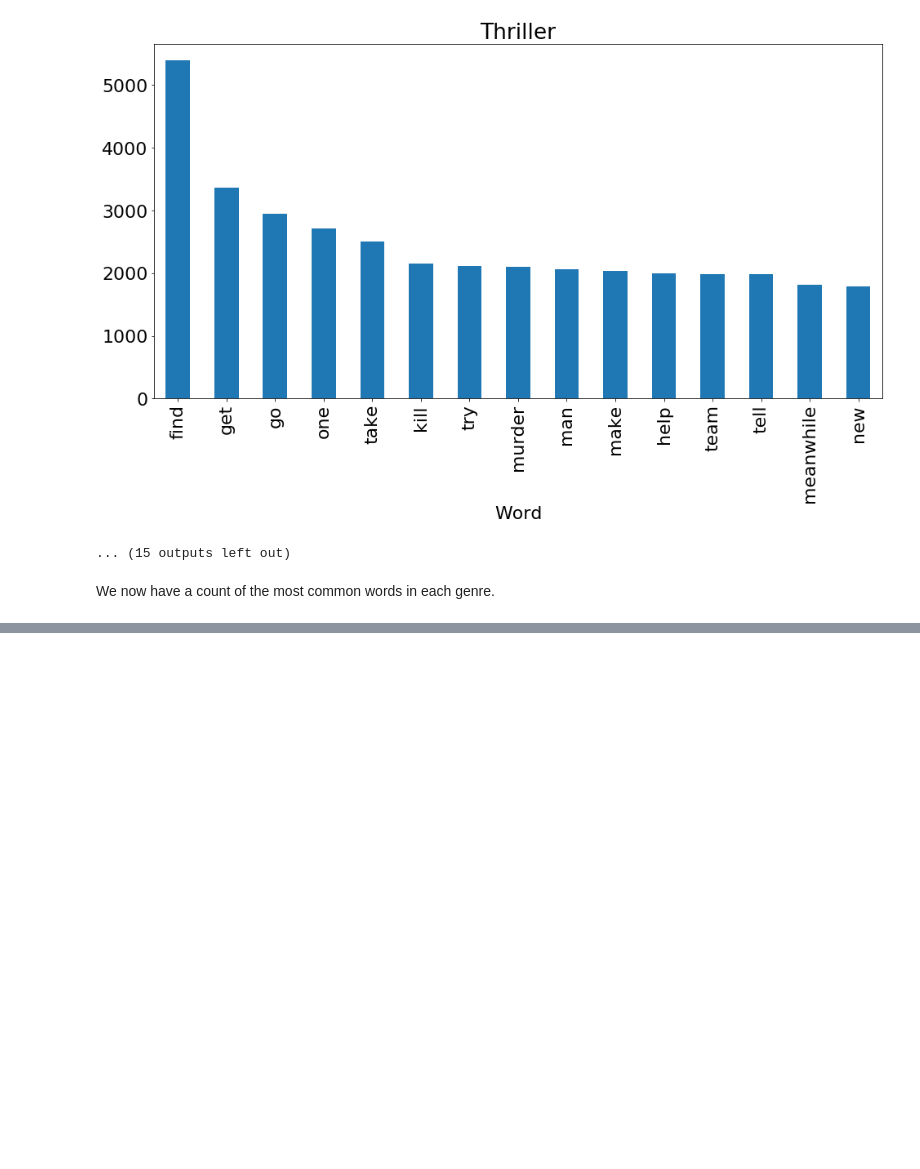
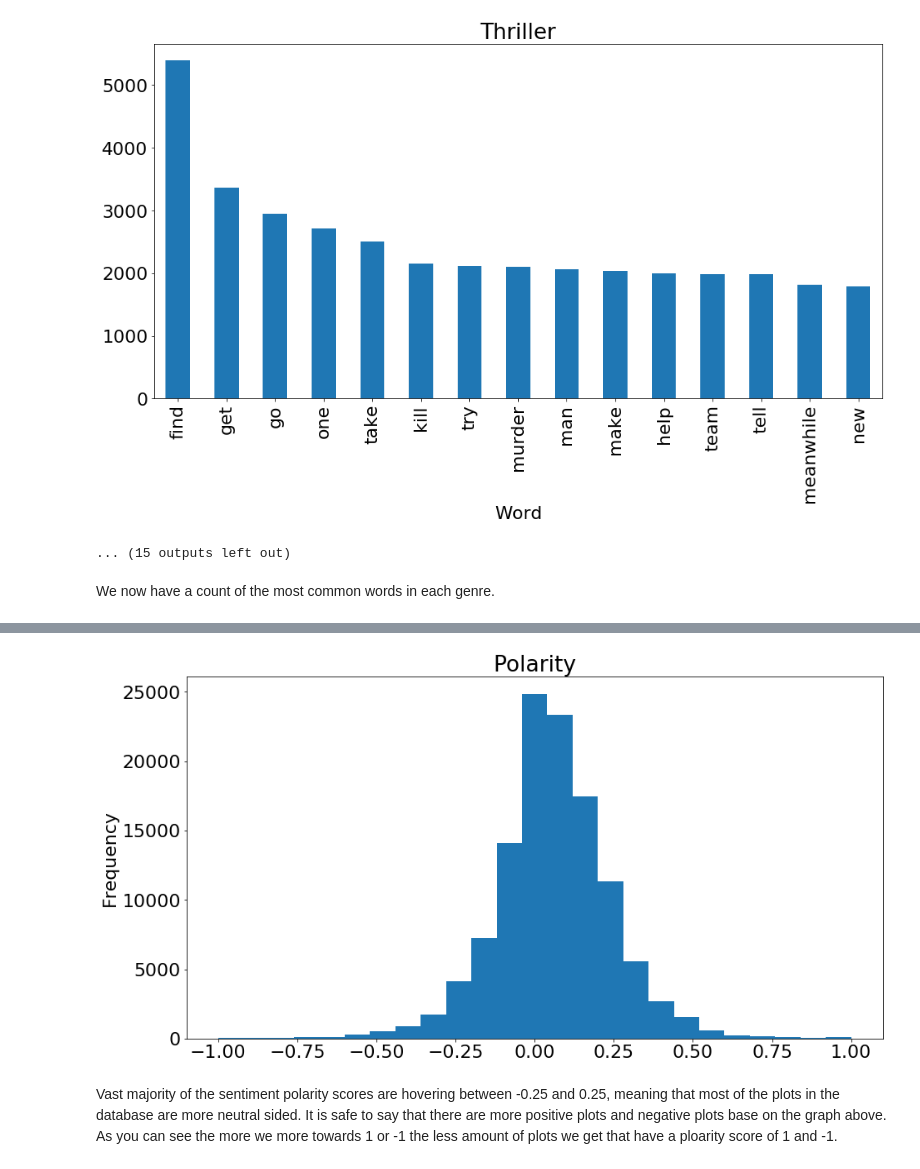
Before and after one commit to wonch002/Movie-Genre-Prediction, a Jupyter notebook: notebooks/Predicting_Movie_Genre.ipynb, the cells around one changed output, grey strips where cells are left out. Saved outputs shown, nothing was run; the diff lists cells and outputs as text; code cells hidden in the pictures; blank space fills up the shorter version.

```diff
--- a/notebooks/Predicting_Movie_Genre.ipynb
+++ b/notebooks/Predicting_Movie_Genre.ipynb
@@ -121,5 +125,5 @@ pd.set_option('display.max_columns', None)
 # %%
-path_to_data = "../data/movies_genres.csv"
+path_to_data = (r"C:\Users\Mouay\Downloads\movies_genres.csv/movies_genres.csv")
 movies = pd.read_csv(path_to_data, delimiter='\t')
 # %%
 movies.head(3)
@@ -549,0 +562,12 @@ We now have a count of the most common words in each genre.
+# %%
+#pip install -U textblob
+from textblob import TextBlob
+
+movies['polarity'] = movies['plot'].map(lambda text: TextBlob(text).sentiment.polarity)
+movies['plot_len'] = movies['plot'].astype(str).apply(len)
+
+print('5 random Plots with the highest positive sentiment polarity:\n')
+pl = movies.loc[movies.polarity == 1, ['plot']].sample(5).values
+for p in pl:
+    print(p[0],'\n')
+    #Only this one takes about 5-15 mins depending on computer
@@ -549,0 +614,14 @@ We now have a count of the most common words in each genre.
+# %%
+movies['polarity'].plot(
+    kind='hist',
+    bins = 25,
+    legend=False,
+    figsize=(15,8))
+
+plt.title('Polarity')
+
+plt.show()
+# %% [output]
+[figure, added]
+# %% [markdown]
+Vast majority of the sentiment polarity scores are hovering between -0.25 and 0.25, meaning that most of the plots in the database are more neutral sided. It is safe to say that there are more positive plots and negative plots base on the graph above. As you can see the more we more towards 1 or -1 the less amount of plots we get that have a ploarity score of 1 and -1.
```
Also changed, not shown: parts of 15 cells of this notebook.
